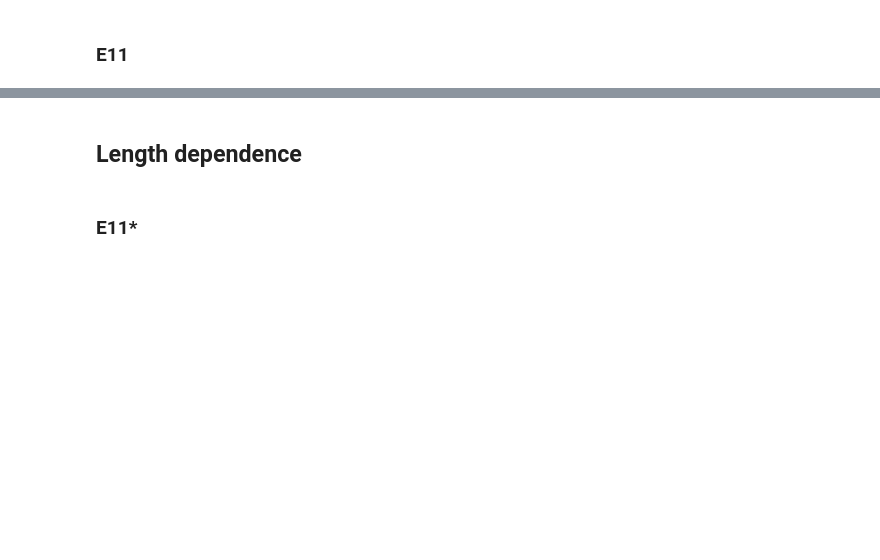
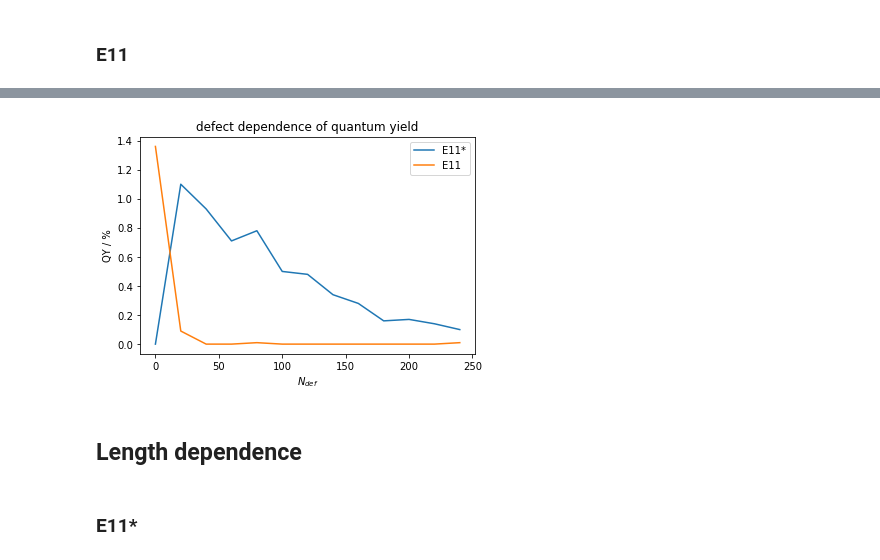
Before and after one commit to mariadohmen/CNT-MC, a Jupyter notebook: simulation/sim_notebooks/2020-04-26_four-level-system-ed-db-exchange-eval.ipynb, the cells around one changed output, grey strips where cells are left out. Saved outputs shown, nothing was run; the diff lists cells and outputs as text; code cells hidden in the pictures; blank space fills up the shorter version.

```diff
--- a/simulation/sim_notebooks/2020-04-26_four-level-system-ed-db-exchange-eval.ipynb
+++ b/simulation/sim_notebooks/2020-04-26_four-level-system-ed-db-exchange-eval.ipynb
@@ -162,3 +187,16 @@ show(plot)
+# %%
+i = 5
+plt.plot(defects_k_ed[i].calc_dict['n_defects'], defects_k_ed[i].QY[:, 0]*100,
+         label='E11*')
+plt.plot(defects_k_ed[i].calc_dict['n_defects'], defects_k_ed[i].QY[:, 1]*100,
+         label='E11')
+plt.legend()
+plt.title('defect dependence of quantum yield')
+plt.xlabel('$N_{def}$')
+plt.ylabel('QY / %')
+plt.savefig('../../tmp/2020-04-26_exciton_sim_4_level-QY-defect-dependence-comparisson.png', dpi=500)
+# %% [output]
+[figure, added]
 # %% [markdown]
 ## Length dependence
 # %% [markdown]
```
Also changed, not shown: parts of 12 cells of this notebook, 56 other files.
